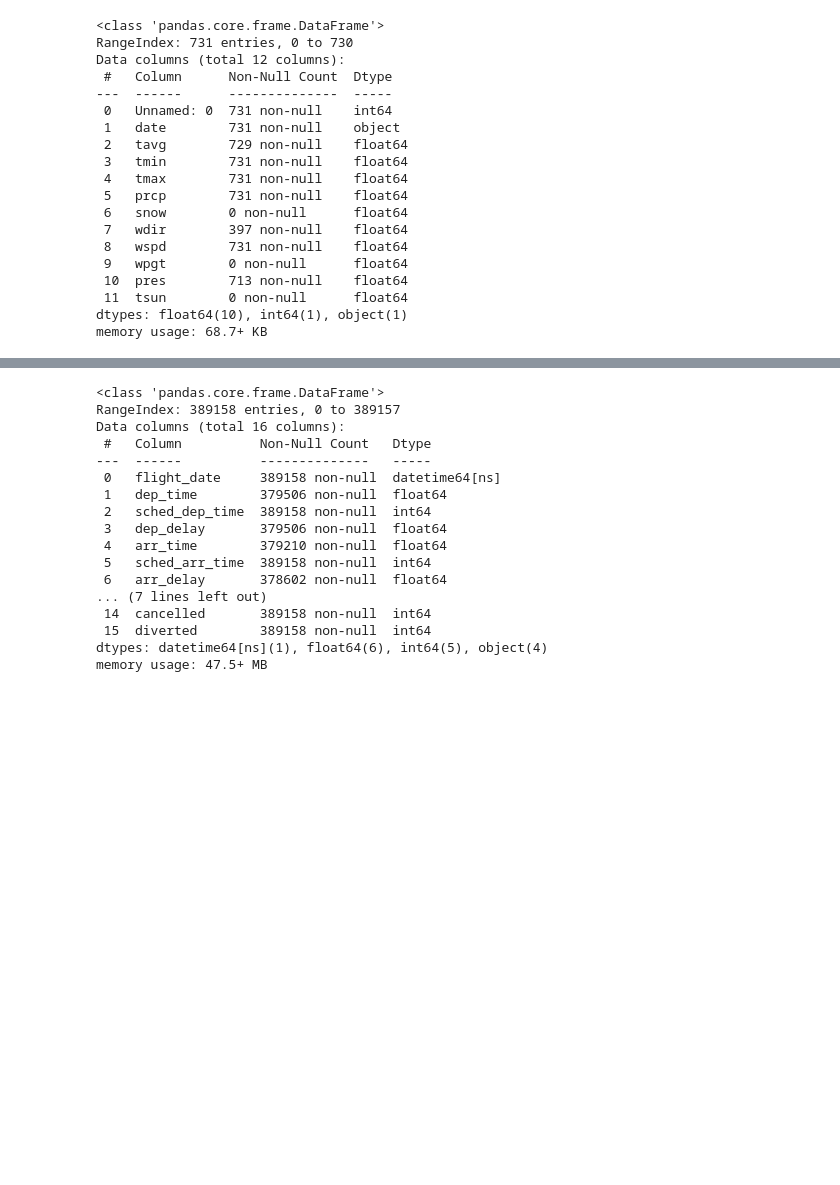
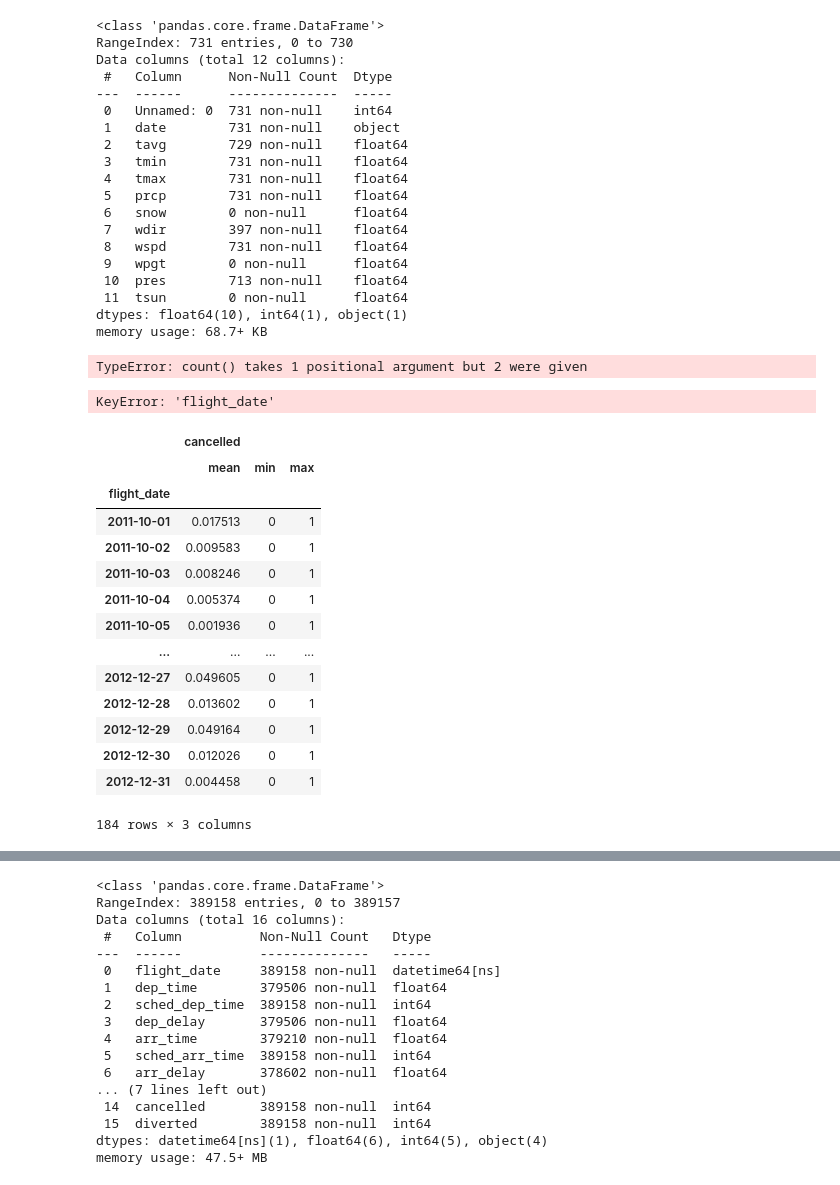
Before and after one commit to sergioserge/us-airports-project, a Jupyter notebook: 04_EDA.ipynb, the cells around one changed output, grey strips where cells are left out. Saved outputs shown, nothing was run; the diff lists cells and outputs as text; code cells hidden in the pictures; blank space fills up the shorter version.

```diff
--- a/04_EDA.ipynb
+++ b/04_EDA.ipynb
@@ -91,5 +91,31 @@ boston_weather['date'] = pd.to_datetime(boston_weather['date'])
 # Add columns
 boston_weather['period_month'] = pd.to_datetime(boston_weather["date"]).dt.to_period('M')
 boston_weather['month'] = pd.to_datetime(boston_weather["date"]).dt.month
+# %%
+flights_data.groupby('flight_date').count('cancelled')
+# %% [output]
+TypeError: count() takes 1 positional argument but 2 were given
+# %%
+.groupby('flight_date').agg({'dep_delay': ['mean', 'min', 'max']})
+# %% [output]
+KeyError: 'flight_date'
+# %%
+flights_data.groupby('flight_date').agg({'cancelled': ['mean', 'min', 'max']})
+# %% [output]
+|  | cancelled |  |  |
+|  | mean | min | max |
+| flight_date |  |  |  |
+| 2011-10-01 | 0.017513 | 0 | 1 |
+| 2011-10-02 | 0.009583 | 0 | 1 |
+| 2011-10-03 | 0.008246 | 0 | 1 |
+| 2011-10-04 | 0.005374 | 0 | 1 |
+| 2011-10-05 | 0.001936 | 0 | 1 |
+| ... | ... | ... | ... |
+| 2012-12-27 | 0.049605 | 0 | 1 |
+| 2012-12-28 | 0.013602 | 0 | 1 |
+| 2012-12-29 | 0.049164 | 0 | 1 |
+| 2012-12-30 | 0.012026 | 0 | 1 |
+| 2012-12-31 | 0.004458 | 0 | 1 |
+184 rows × 3 columns
 # %%
 # groupby
```
Also changed, not shown: parts of 2 cells of this notebook, 2 other files.
